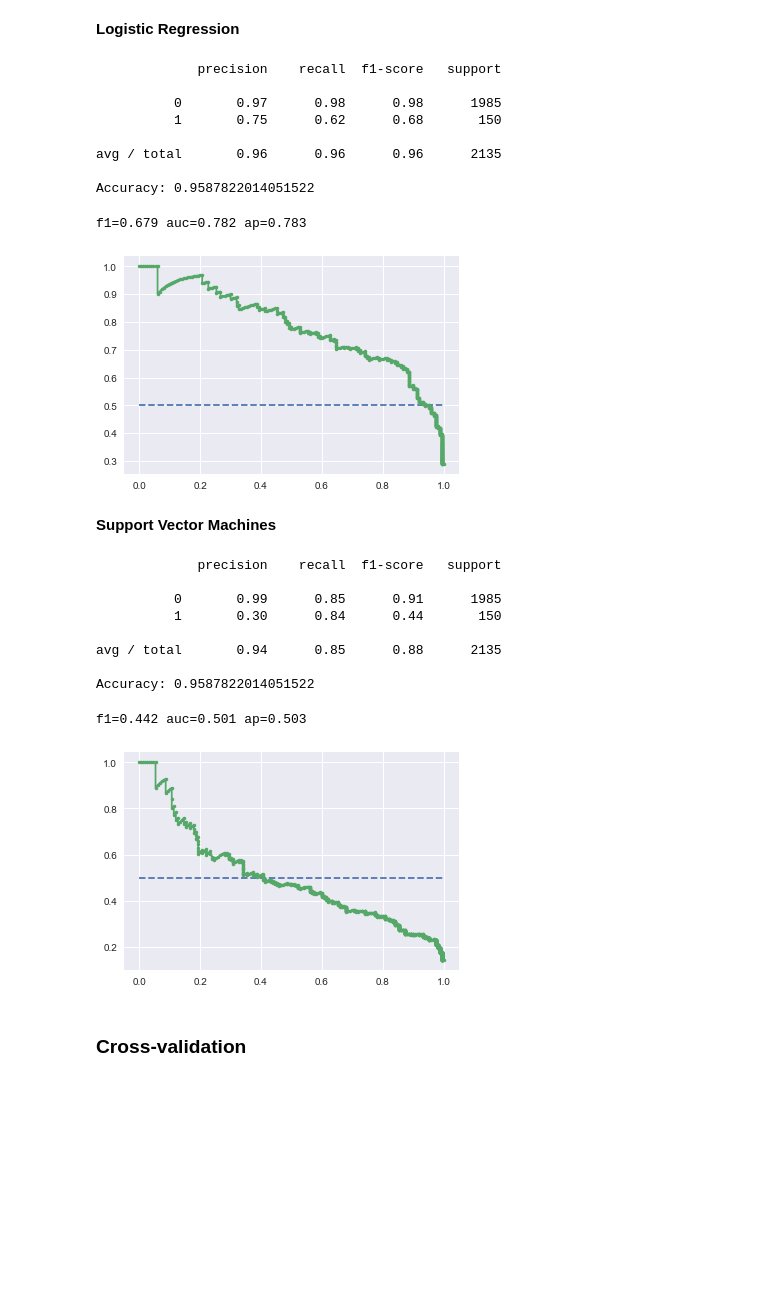
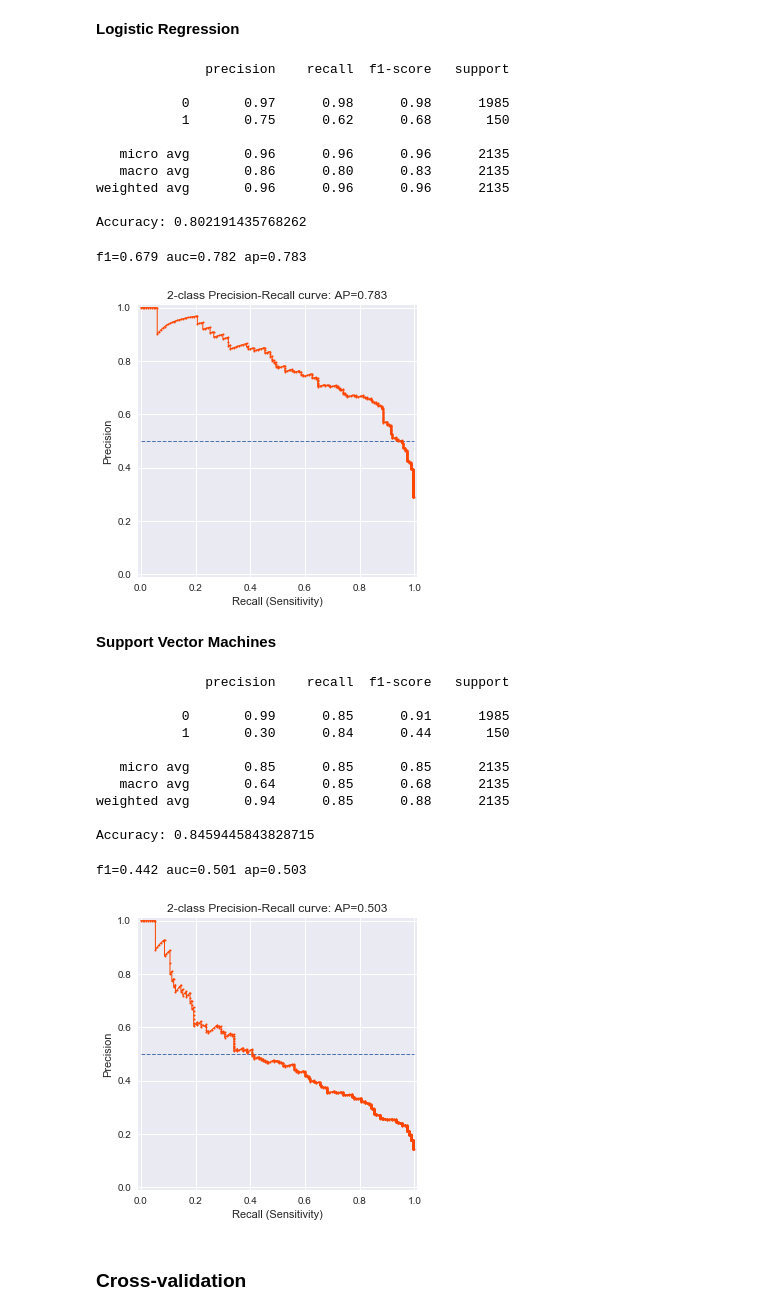
Before and after one commit to norbertstrzelecki/tour_de_pologne_top10, a Jupyter notebook: tdp_3_3_data_modeling.ipynb, the cells around one changed output. Saved outputs shown, nothing was run; the diff lists cells and outputs as text; code cells hidden in the pictures; blank space fills up the shorter version.

Commit message:
Refined params and precision-recall curves

```diff
--- a/tdp_3_3_data_modeling.ipynb
+++ b/tdp_3_3_data_modeling.ipynb
@@ -268,7 +268,7 @@ Name: y_label, dtype: int64
 # %%
 # Helper function plotting Precision-Recall Curve instead of a ROC Curve due to class imbalance
 
-def roc_plot(classifier, X_test):
+def precission_recall_plot(classifier, X_test):
     # predict probabilities
     probas = classifier.predict_proba(X_test)
     # keep probabilities for the positive outcome only
@@ -282,59 +282,72 @@ def roc_plot(classifier, X_test):
     # calculate precision-recall AUC
     auc_score = auc(recall, precision)
     # calculate average precision score
-    ap = average_precision_score(y_test, probas)
+    ap = average_precision_score(y_test, probas, average='weighted')
     print('f1=%.3f auc=%.3f ap=%.3f' % (f1, auc_score, ap))
-    # plot no skill
-    plt.plot([0, 1], [0.5, 0.5], linestyle='--')
+    plt.figure(figsize=(5,5))
+    # plot no skill model
+    plt.plot([0, 1], [0.5, 0.5], linestyle='--', linewidth=1)
     # plot the roc curve for the model
-    plt.plot(recall, precision, marker='.')
+    plt.plot(recall, precision, marker='.', markersize=4, color='orangered', linewidth=1)
     # show the plot
+    plt.xlabel('Recall (Sensitivity)')
+    plt.ylabel('Precision')
+    plt.ylim([-0.01, 1.01])
+    plt.xlim([-0.01, 1.01])
+    plt.title('2-class Precision-Recall curve: AP={0:0.3f}'.format(ap))
     plt.show()
+
+def balanced_accuracy_value(classifier):
+    return balanced_accuracy_score(y_test, classifier.predict(X_test_cut))
 # %%
 X_train_cut = X_train.iloc[:,2:]
 X_test_cut = X_test.iloc[:,2:]
 # %% [markdown]
 **Logistic Regression**
 # %%
-base_lr = LogisticRegression()
+base_lr = LogisticRegression(solver='liblinear')
 base_lr.fit(X_train_cut, y_train)
 print(classification_report(y_test, base_lr.predict(X_test_cut)))
-print('Accuracy: %s' % accuracy_score(y_test, base_lr.predict(X_test_cut)))
+print('Accuracy: %s' % balanced_accuracy_value(base_lr))
 # %% [output]
-             precision    recall  f1-score   support
+              precision    recall  f1-score   support
 
-          0       0.97      0.98      0.98      1985
-          1       0.75      0.62      0.68       150
+           0       0.97      0.98      0.98      1985
+           1       0.75      0.62      0.68       150
 
-avg / total       0.96      0.96      0.96      2135
+   micro avg       0.96      0.96      0.96      2135
+   macro avg       0.86      0.80      0.83      2135
+weighted avg       0.96      0.96      0.96      2135
 
-Accuracy: 0.9587822014051522
+Accuracy: 0.802191435768262
 # %%
-roc_plot(base_lr, X_test_cut)
+precission_recall_plot(base_lr, X_test_cut)
 # %% [output]
 f1=0.679 auc=0.782 ap=0.783
-[figure, old version]
+[figure, new version]
 # %% [markdown]
 **Support Vector Machines**
 # %%
-base_svc = SVC(class_weight='balanced', probability=True)
+base_svc = SVC(class_weight='balanced', probability=True, gamma='auto')
 base_svc.fit(X_train_cut, y_train)
 print(classification_report(y_test, base_svc.predict(X_test_cut)))
-print('Accuracy: %s' % accuracy_score(y_test, base_lr.predict(X_test_cut)))
+print('Accuracy: %s' % balanced_accuracy_value(base_svc))
 # %% [output]
-             precision    recall  f1-score   support
+              precision    recall  f1-score   support
 
-          0       0.99      0.85      0.91      1985
-          1       0.30      0.84      0.44       150
+           0       0.99      0.85      0.91      1985
+           1       0.30      0.84      0.44       150
 
-avg / total       0.94      0.85      0.88      2135
+   micro avg       0.85      0.85      0.85      2135
+   macro avg       0.64      0.85      0.68      2135
+weighted avg       0.94      0.85      0.88      2135
 
-Accuracy: 0.9587822014051522
+Accuracy: 0.8459445843828715
 # %%
-roc_plot(base_svc, X_test_cut)
+precission_recall_plot(base_svc, X_test_cut)
 # %% [output]
 f1=0.442 auc=0.501 ap=0.503
-[figure, old version]
+[figure, new version]
 # %% [markdown]
 ### Cross-validation
 # %% [markdown]
```
Also changed, not shown: parts of 40 cells of this notebook.
